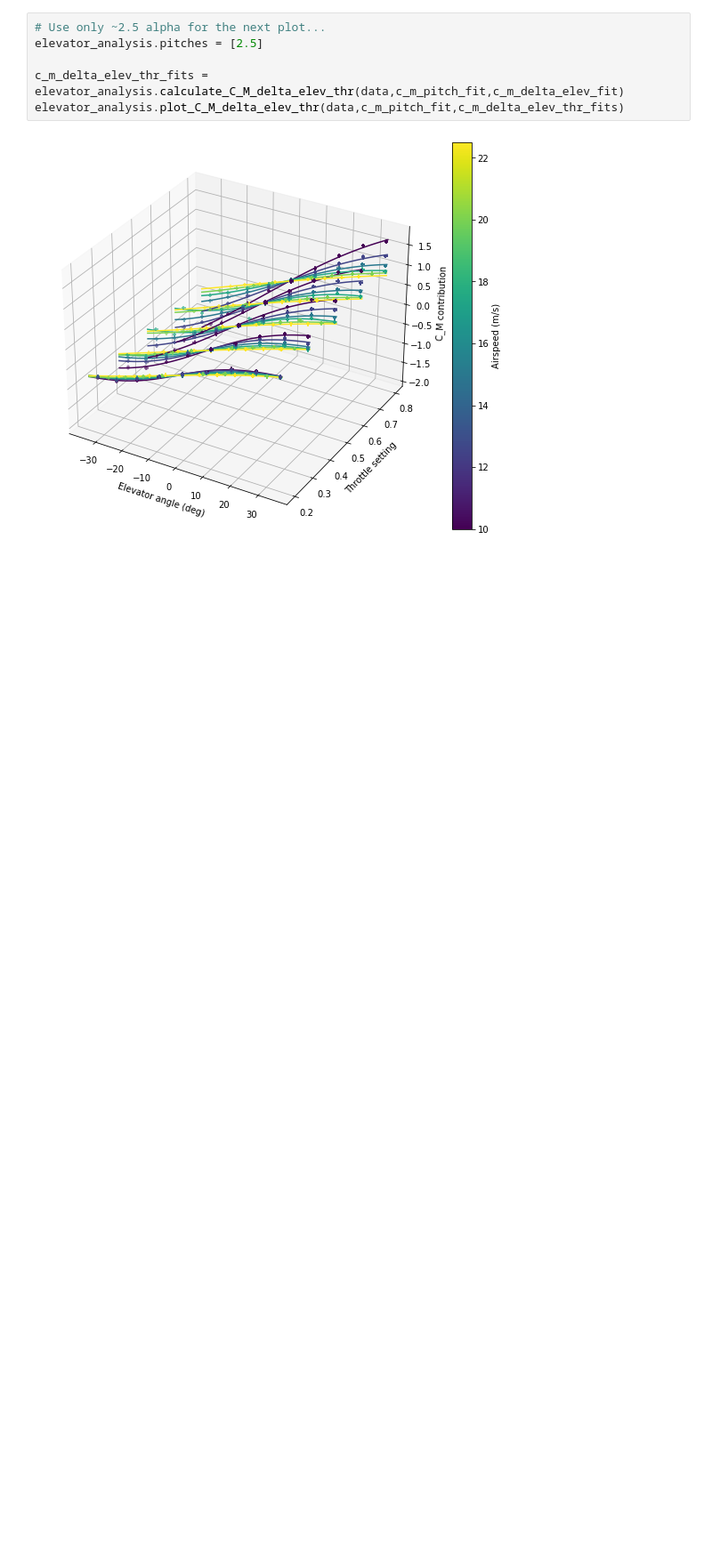
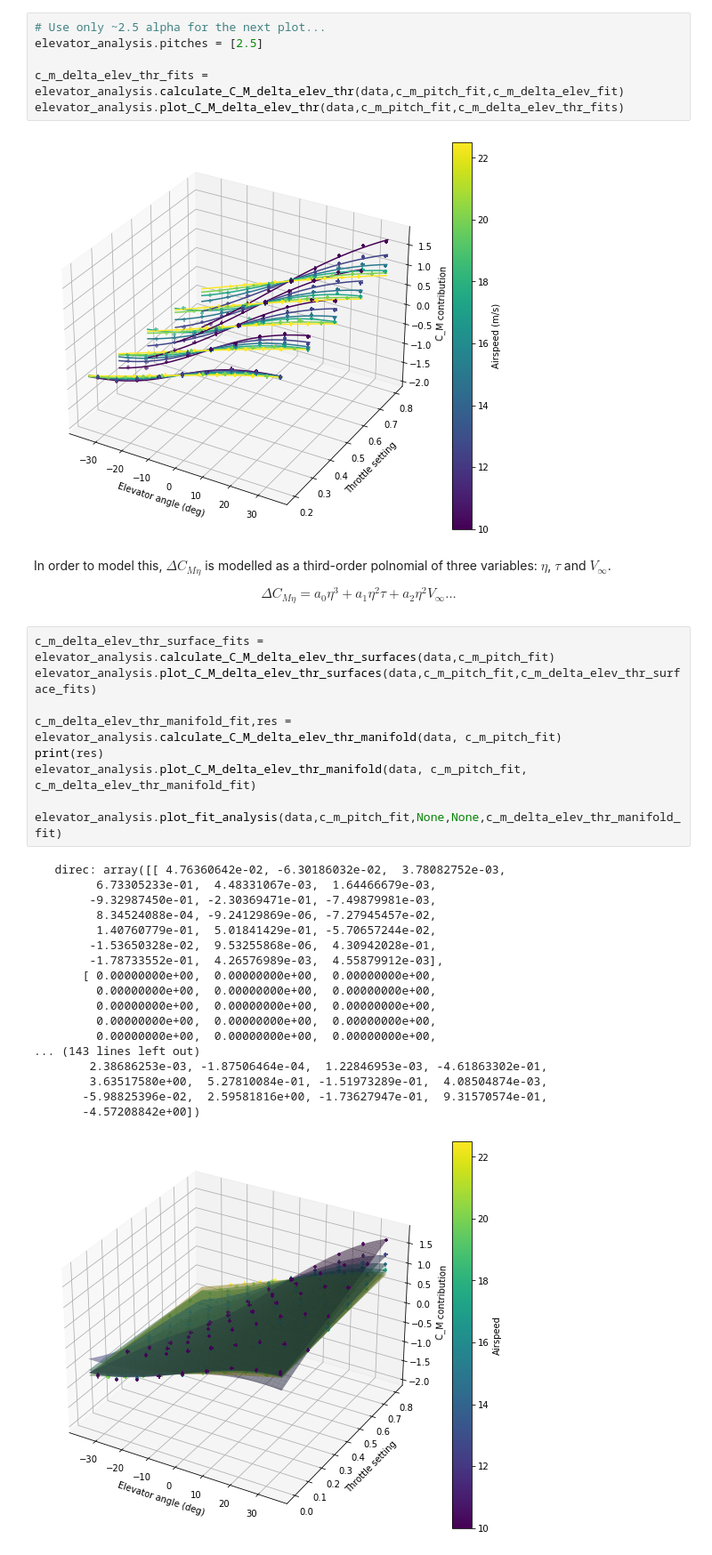
Before and after one commit to rob-clarke/pymxs, a Jupyter notebook: README.ipynb, the cells around one changed output. Shown at 89% size. Drawn from its saved outputs; the diff is of its cells as text; blank space fills up the shorter version.

Commit message:
Add elevator manifold

```diff
--- a/README.ipynb
+++ b/README.ipynb
@@ -220,3 +220,37 @@ c_m_delta_elev_thr_fits = elevator_analysis.calculate_C_M_delta_elev_thr(data,c_
 elevator_analysis.plot_C_M_delta_elev_thr(data,c_m_pitch_fit,c_m_delta_elev_thr_fits)
 # %% [output]
 [figure]
+# %% [markdown]
+In order to model this, $\Delta C_{M\eta}$ is modelled as a third-order polnomial of three variables: $\eta$, $\tau$ and $V_\infty$.
+
+$$
+\Delta C_{M\eta} = a_0 \eta^3 + a_1 \eta^2 \tau + a_2 \eta^2 V_\infty ...
+$$
+# %%
+c_m_delta_elev_thr_surface_fits = elevator_analysis.calculate_C_M_delta_elev_thr_surfaces(data,c_m_pitch_fit)
+elevator_analysis.plot_C_M_delta_elev_thr_surfaces(data,c_m_pitch_fit,c_m_delta_elev_thr_surface_fits)
+
+c_m_delta_elev_thr_manifold_fit,res = elevator_analysis.calculate_C_M_delta_elev_thr_manifold(data, c_m_pitch_fit)
+print(res)
+elevator_analysis.plot_C_M_delta_elev_thr_manifold(data, c_m_pitch_fit, c_m_delta_elev_thr_manifold_fit)
+
+elevator_analysis.plot_fit_analysis(data,c_m_pitch_fit,None,None,c_m_delta_elev_thr_manifold_fit)
+# %% [output]
+   direc: array([[ 4.76360642e-02, -6.30186032e-02,  3.78082752e-03,
+         6.73305233e-01,  4.48331067e-03,  1.64466679e-03,
+        -9.32987450e-01, -2.30369471e-01, -7.49879981e-03,
+         8.34524088e-04, -9.24129869e-06, -7.27945457e-02,
+         1.40760779e-01,  5.01841429e-01, -5.70657244e-02,
+        -1.53650328e-02,  9.53255868e-06,  4.30942028e-01,
+        -1.78733552e-01,  4.26576989e-03,  4.55879912e-03],
+       [ 0.00000000e+00,  0.00000000e+00,  0.00000000e+00,
+         0.00000000e+00,  0.00000000e+00,  0.00000000e+00,
+         0.00000000e+00,  0.00000000e+00,  0.00000000e+00,
+         0.00000000e+00,  0.00000000e+00,  0.00000000e+00,
+         0.00000000e+00,  0.00000000e+00,  0.00000000e+00,
+... (143 lines left out)
+        2.38686253e-03, -1.87506464e-04,  1.22846953e-03, -4.61863302e-01,
+        3.63517580e+00,  5.27810084e-01, -1.51973289e-01,  4.08504874e-03,
+       -5.98825396e-02,  2.59581816e+00, -1.73627947e-01,  9.31570574e-01,
+       -4.57208842e+00])
+[figure, added]
```
Also changed, not shown: parts of 1 cell of this notebook, 2 other files.
